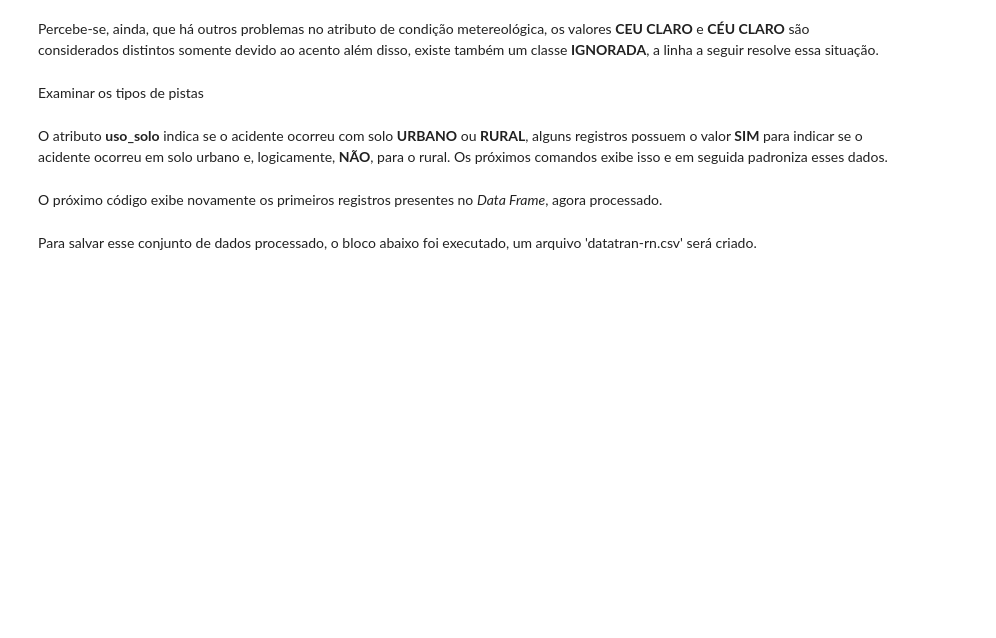
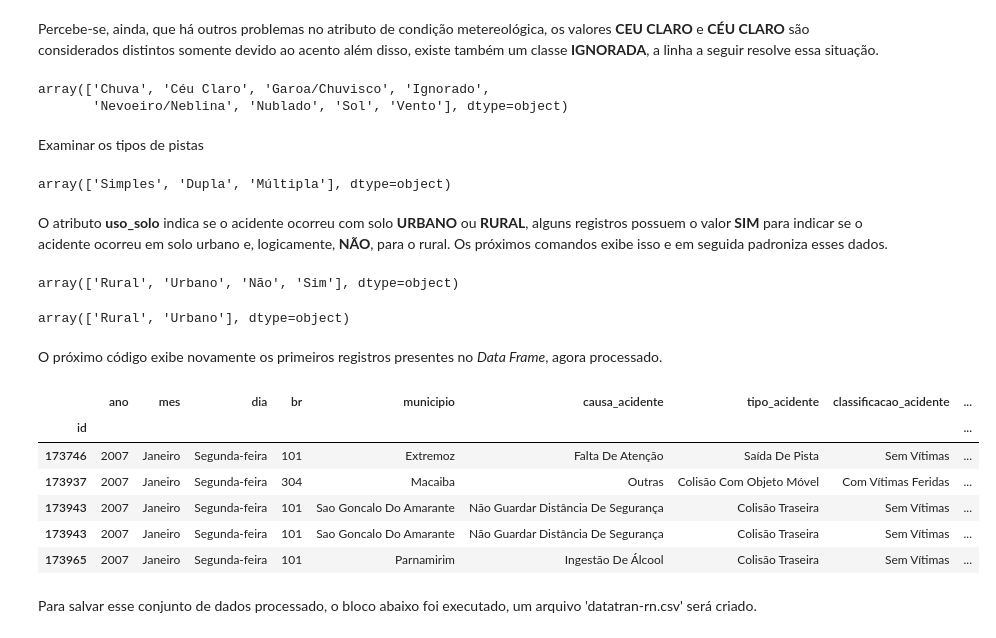
Before and after one commit to daniel-santos-7/tcc-bct, a Jupyter notebook: acidentes.ipynb, the cells around one changed output. Cells and saved outputs as stored; diff of their text form; code cells hidden in the pictures; blank space fills up the shorter version.

```diff
--- a/acidentes.ipynb
+++ b/acidentes.ipynb
@@ -321,6 +468,6 @@ Percebe-se que mesmo não detectado anteriormente, a coluna *fase_dia* possui um
 # %%
 # definir valor com fase de dia nulo como 'Pleno Dia'
-datatran_rn.loc[datatran_rn['fase_dia']=='(Null)','fase_dia'] = 'Pleno Dia'
+acidentes_rn.loc[acidentes_rn['fase_dia']=='(Null)','fase_dia'] = 'Pleno Dia'
 
 # observar o resultado
-datatran_rn['fase_dia'].sort_values().unique()
+acidentes_rn['fase_dia'].sort_values().unique()
@@ -337,34 +497,51 @@ datatran_rn[datatran_rn['condicao_metereologica'].isin(['(Null)','Granizo'])]
 # %%
 # atribuir classe 'Ignorado' a esses registros
-datatran_rn.loc[datatran_rn['condicao_metereologica'].isin(['(Null)','Granizo']),'condicao_metereologica'] = 'Ignorado'
+acidentes_rn.loc[acidentes_rn['condicao_metereologica'].isin(['(Null)','Granizo']),'condicao_metereologica'] = 'Ignorado'
 # %% [markdown]
 Percebe-se, ainda, que há outros problemas no atributo de condição metereológica, os valores **CEU CLARO** e **CÉU CLARO** são considerados distintos somente devido ao acento além disso, existe também um classe **IGNORADA**, a linha a seguir resolve essa situação.
 # %%
 # trocar valores problemáticos
-datatran_rn['condicao_metereologica'].replace(['Ceu Claro','Ignorada'],['Céu Claro','Ignorado'],inplace=True)
+acidentes_rn['condicao_metereologica'].replace(['Ceu Claro','Ignorada'],['Céu Claro','Ignorado'],inplace=True)
 
 # verificar se os problemas foram corrigidos
-datatran_rn['condicao_metereologica'].sort_values().unique()
+acidentes_rn['condicao_metereologica'].sort_values().unique()
+# %% [output]
+array(['Chuva', 'Céu Claro', 'Garoa/Chuvisco', 'Ignorado',
+       'Nevoeiro/Neblina', 'Nublado', 'Sol', 'Vento'], dtype=object)
 # %% [markdown]
 Examinar os tipos de pistas
 # %%
-datatran_rn['tipo_pista'].unique()
+acidentes_rn['tipo_pista'].unique()
+# %% [output]
+array(['Simples', 'Dupla', 'Múltipla'], dtype=object)
 # %% [markdown]
 O atributo **uso_solo** indica se o acidente ocorreu com solo **URBANO** ou **RURAL**, alguns registros possuem o valor **SIM** para indicar se o acidente ocorreu em solo urbano e, logicamente, **NÃO**, para o rural. Os próximos comandos exibe isso e em seguida padroniza esses dados.
 # %%
 # exibir valores possíveis
-datatran_rn['uso_solo'].unique()
+acidentes_rn['uso_solo'].unique()
+# %% [output]
+array(['Rural', 'Urbano', 'Não', 'Sim'], dtype=object)
 # %%
 # padronizar valores
-datatran_rn['uso_solo'].replace(['Sim','Não'],['Urbano','Rural'],inplace=True)
+acidentes_rn['uso_solo'].replace(['Sim','Não'],['Urbano','Rural'],inplace=True)
 
 # exibir resultado
-datatran_rn['uso_solo'].unique()
+acidentes_rn['uso_solo'].unique()
+# %% [output]
+array(['Rural', 'Urbano'], dtype=object)
 # %% [markdown]
 O próximo código exibe novamente os primeiros registros presentes no *Data Frame*, agora processado.
 # %%
 # exibir linhas iniciais de registros após todo processamento
-datatran_rn.head()
+acidentes_rn.head()
+# %% [output]
+|  | ano | mes | dia | br | municipio | causa_acidente | tipo_acidente | classificacao_acidente | ... |
+| id |  |  |  |  |  |  |  |  | ... |
+| 173746 | 2007 | Janeiro | Segunda-feira | 101 | Extremoz | Falta De Atenção | Saída De Pista | Sem Vítimas | ... |
+| 173937 | 2007 | Janeiro | Segunda-feira | 304 | Macaiba | Outras | Colisão Com Objeto Móvel | Com Vítimas Feridas | ... |
+| 173943 | 2007 | Janeiro | Segunda-feira | 101 | Sao Goncalo Do Amarante | Não Guardar Distância De Segurança | Colisão Traseira | Sem Vítimas | ... |
+| 173943 | 2007 | Janeiro | Segunda-feira | 101 | Sao Goncalo Do Amarante | Não Guardar Distância De Segurança | Colisão Traseira | Sem Vítimas | ... |
+| 173965 | 2007 | Janeiro | Segunda-feira | 101 | Parnamirim | Ingestão De Álcool | Colisão Traseira | Sem Vítimas | ... |
 # %% [markdown]
 Para salvar esse conjunto de dados processado, o bloco abaixo foi executado, um arquivo 'datatran-rn.csv' será criado.
 # %%
```
Also changed, not shown: parts of 42 cells of this notebook, 13 other files.
